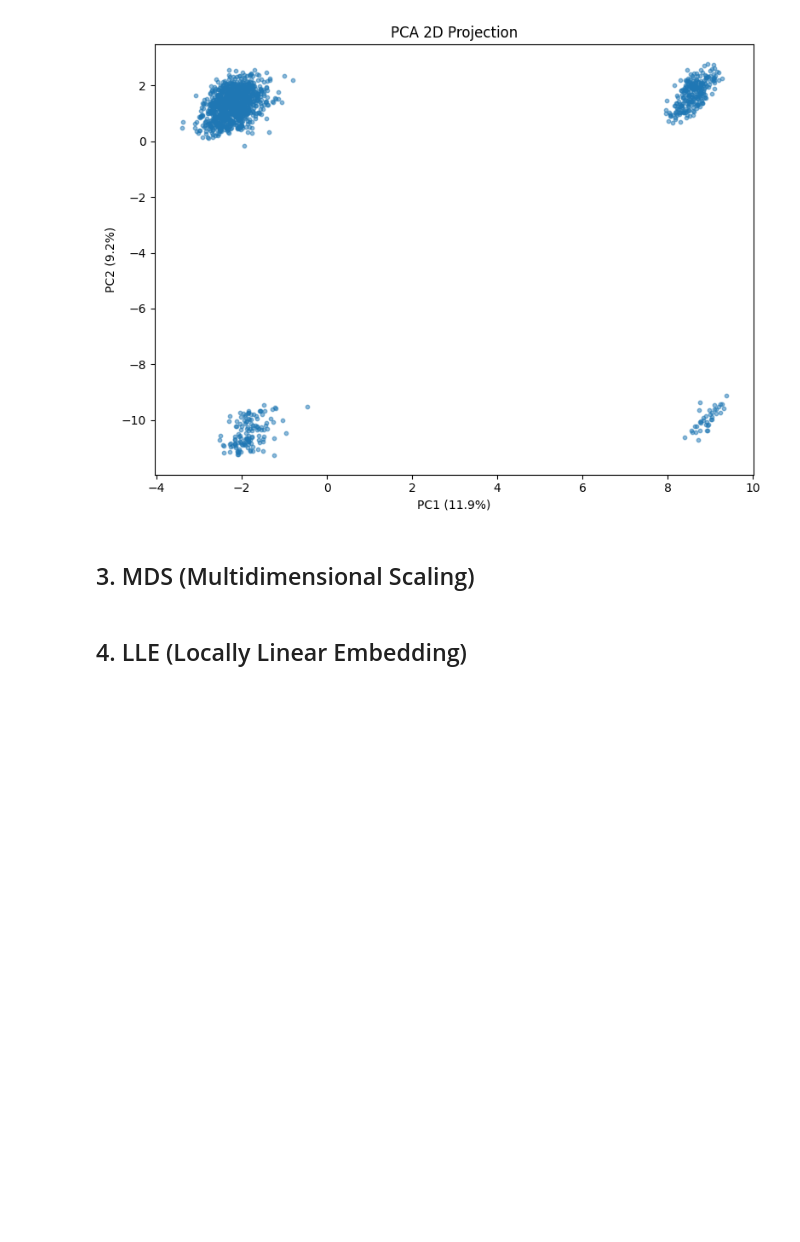
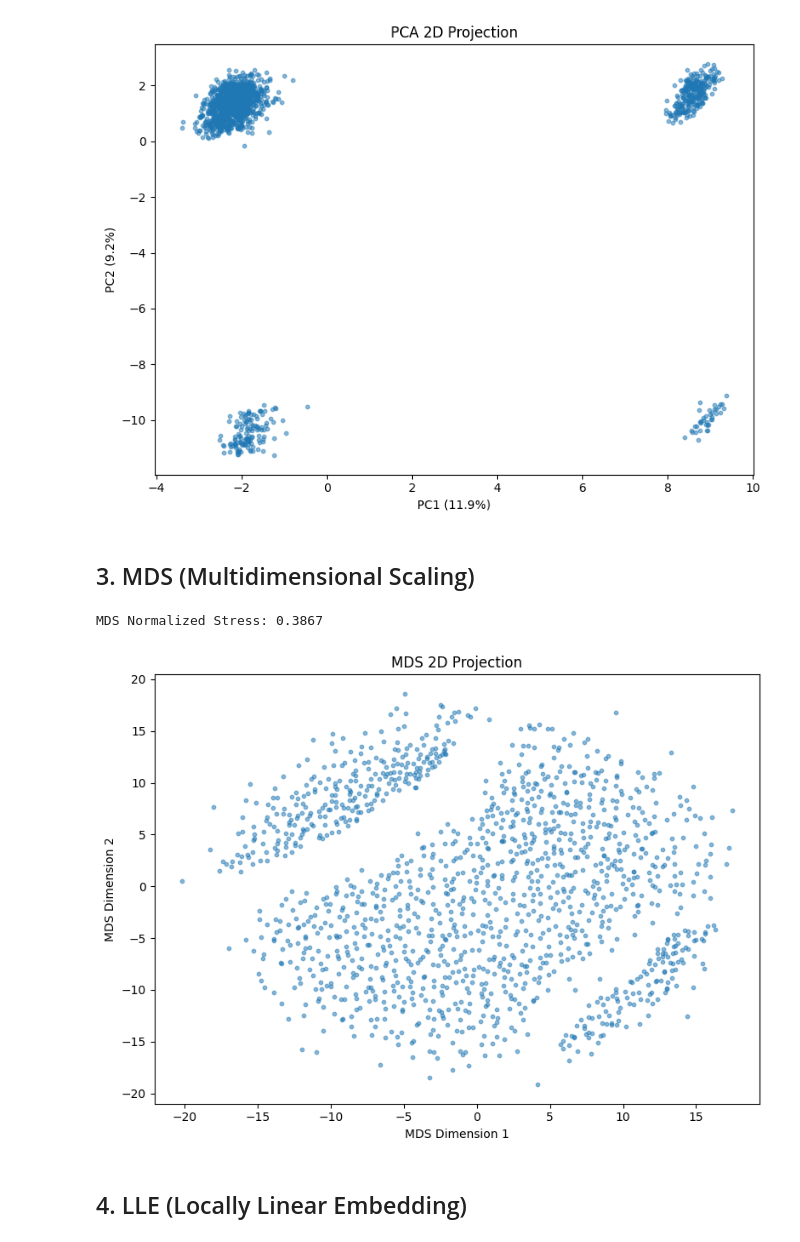
Before and after one commit to svenb23/ML-UL-FE, a Jupyter notebook: Notebooks/02_dimensionality_reduction.ipynb, the cells around one changed output. Saved outputs shown, nothing was run; the diff lists cells and outputs as text; code cells hidden in the pictures; blank space fills up the shorter version.

Commit message:
Add MDS, LLE, TSNE and UMAP dimensionality reduction methods

```diff
--- a/Notebooks/02_dimensionality_reduction.ipynb
+++ b/Notebooks/02_dimensionality_reduction.ipynb
@@ -51,5 +51,23 @@ plt.show()
 [figure]
 # %% [markdown]
 ## 3. MDS (Multidimensional Scaling)
+# %%
+from sklearn.manifold import MDS
+
+mds = MDS(n_components=2, random_state=42, n_jobs=-1, n_init=4, normalized_stress=True)
+X_mds = mds.fit_transform(X_scaled)
+
+print(f"MDS Normalized Stress: {mds.stress_:.4f}")
+
+fig, ax = plt.subplots(figsize=(8, 6))
+ax.scatter(X_mds[:, 0], X_mds[:, 1], alpha=0.5, s=10)
+ax.set_xlabel('MDS Dimension 1')
+ax.set_ylabel('MDS Dimension 2')
+ax.set_title('MDS 2D Projection')
+plt.tight_layout()
+plt.show()
+# %% [output]
+MDS Normalized Stress: 0.3867
+[figure, added]
 # %% [markdown]
 ## 4. LLE (Locally Linear Embedding)
```
Also changed, not shown: parts of 3 cells of this notebook, 1 other file.
